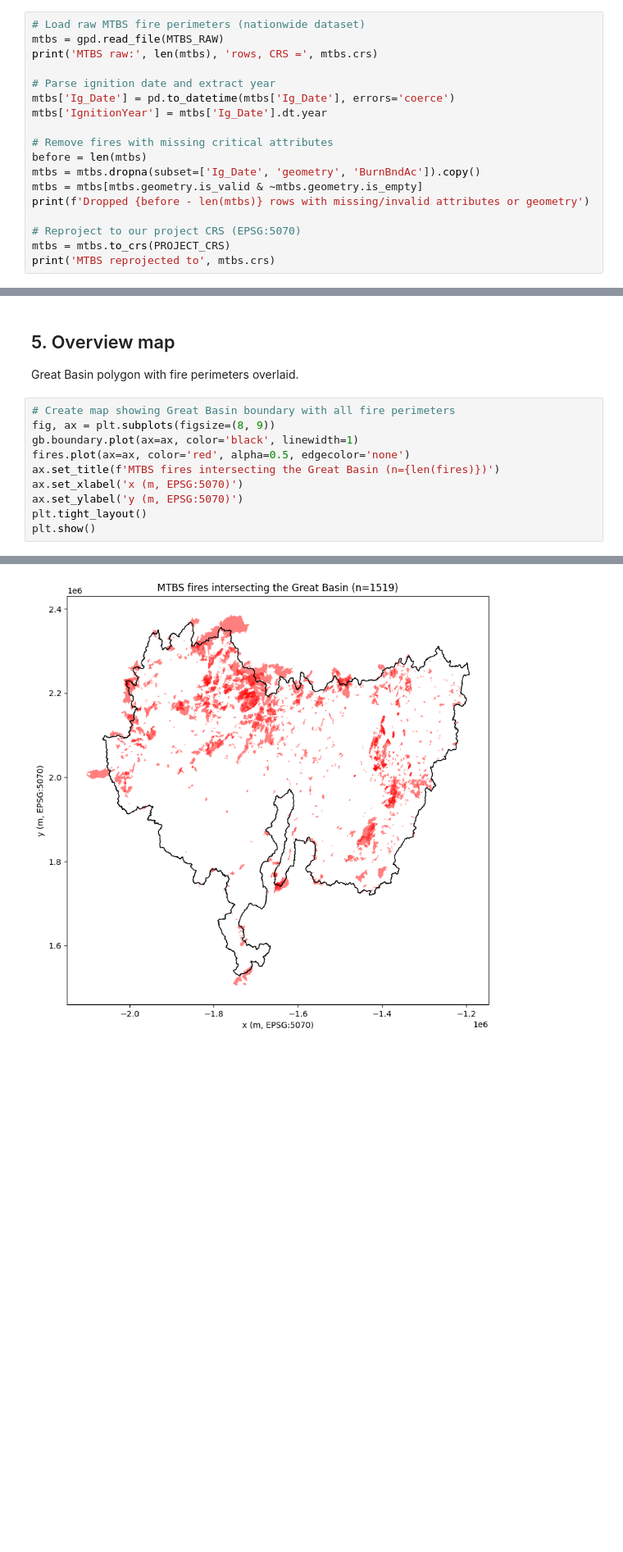
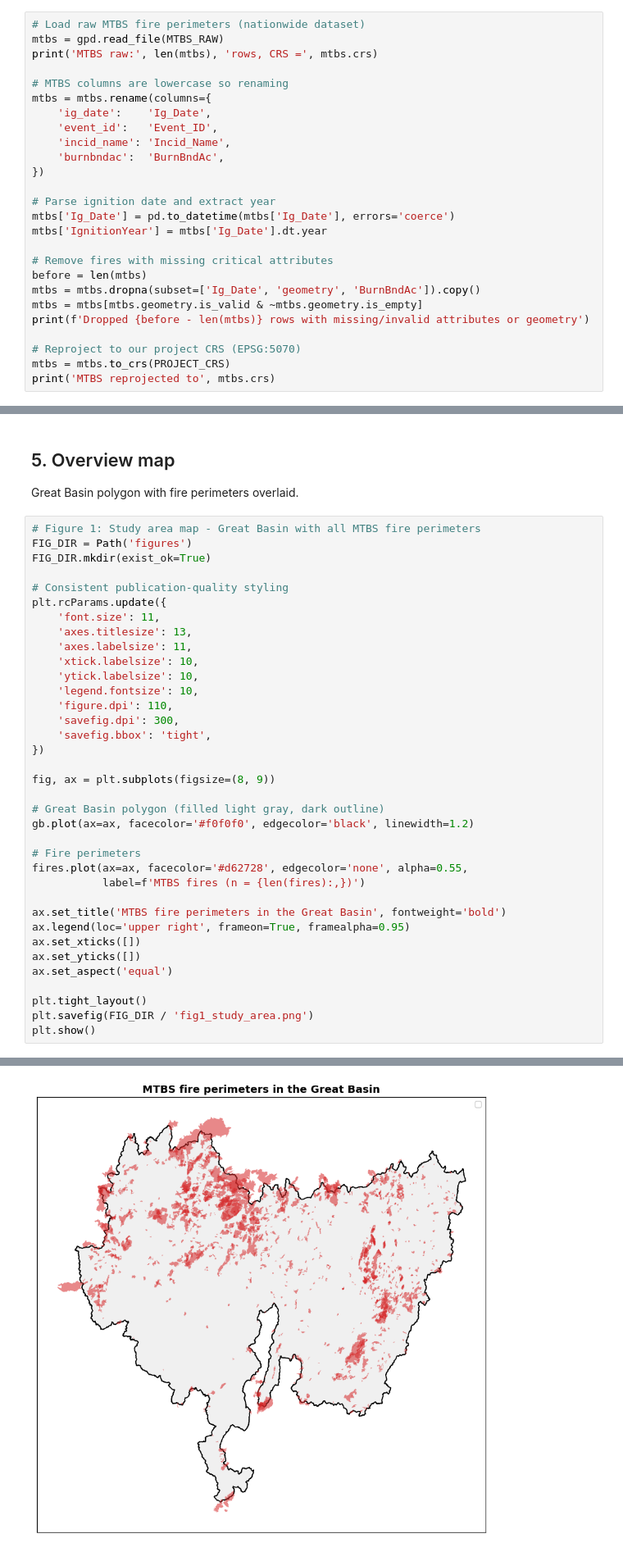
Before and after one commit to RichardOwusu-Ansah/great-basin-fire-Biogeography---Spring26-, a Jupyter notebook: great_basin_work.ipynb, the cells around one changed output, grey strips where cells are left out. Shown at 82% size. Cells and saved outputs as stored; diff of their text form; blank space fills up the shorter version.

```diff
--- a/great_basin_work.ipynb
+++ b/great_basin_work.ipynb
@@ -77,6 +77,14 @@ The raw MTBS shapefile is nationwide. We:
 # Load raw MTBS fire perimeters (nationwide dataset)
 mtbs = gpd.read_file(MTBS_RAW)
 print('MTBS raw:', len(mtbs), 'rows, CRS =', mtbs.crs)
+
+# MTBS columns are lowercase so renaming
+mtbs = mtbs.rename(columns={
+    'ig_date':    'Ig_Date',
+    'event_id':   'Event_ID',
+    'incid_name': 'Incid_Name',
+    'burnbndac':  'BurnBndAc',
+})
 
 # Parse ignition date and extract year
 mtbs['Ig_Date'] = pd.to_datetime(mtbs['Ig_Date'], errors='coerce')
@@ -188,13 +196,39 @@ Nodata     : 101.0
 
 Great Basin polygon with fire perimeters overlaid.
 # %%
-# Create map showing Great Basin boundary with all fire perimeters
+# Figure 1: Study area map - Great Basin with all MTBS fire perimeters
+FIG_DIR = Path('figures')
+FIG_DIR.mkdir(exist_ok=True)
+
+# Consistent publication-quality styling
+plt.rcParams.update({
+    'font.size': 11,
+    'axes.titlesize': 13,
+    'axes.labelsize': 11,
+    'xtick.labelsize': 10,
+    'ytick.labelsize': 10,
+    'legend.fontsize': 10,
+    'figure.dpi': 110,
+    'savefig.dpi': 300,
+    'savefig.bbox': 'tight',
+})
+
 fig, ax = plt.subplots(figsize=(8, 9))
-gb.boundary.plot(ax=ax, color='black', linewidth=1)
-fires.plot(ax=ax, color='red', alpha=0.5, edgecolor='none')
-ax.set_title(f'MTBS fires intersecting the Great Basin (n={len(fires)})')
-ax.set_xlabel('x (m, EPSG:5070)')
-ax.set_ylabel('y (m, EPSG:5070)')
+
+# Great Basin polygon (filled light gray, dark outline)
+gb.plot(ax=ax, facecolor='#f0f0f0', edgecolor='black', linewidth=1.2)
+
+# Fire perimeters
+fires.plot(ax=ax, facecolor='#d62728', edgecolor='none', alpha=0.55,
+           label=f'MTBS fires (n = {len(fires):,})')
+
+ax.set_title('MTBS fire perimeters in the Great Basin', fontweight='bold')
+ax.legend(loc='upper right', frameon=True, framealpha=0.95)
+ax.set_xticks([])
+ax.set_yticks([])
+ax.set_aspect('equal')
+
 plt.tight_layout()
+plt.savefig(FIG_DIR / 'fig1_study_area.png')
 plt.show()
 # %% [output]
@@ -201,4 +237,4 @@ plt.show()
-[figure, old version]
+[figure, new version]
 # %% [markdown]
 ## Phase 2: Burned-area summary
 
```
Also changed, not shown: parts of 43 cells of this notebook, 20 other files.
